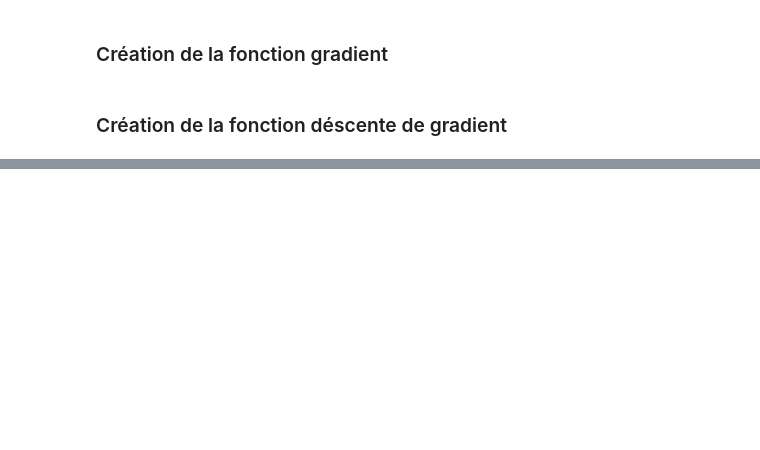
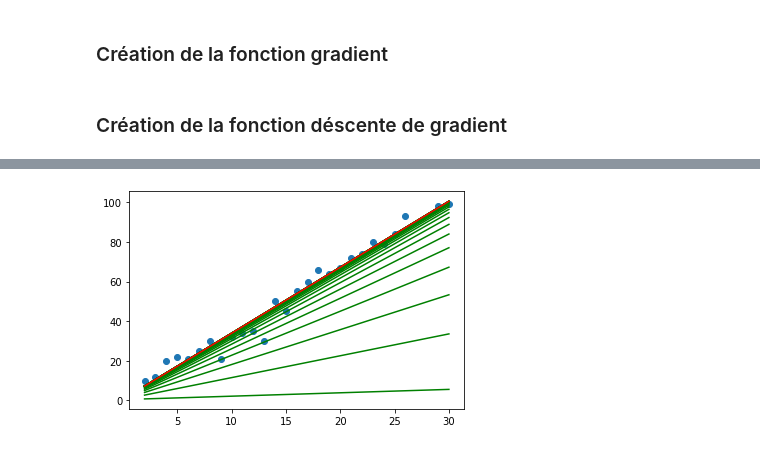
Before and after one commit to CassiaFa/Premier_modele_IA_Simplon, a Jupyter notebook: Premier_model_IA.ipynb, the cells around one changed output, grey strips where cells are left out. Saved outputs shown, nothing was run; the diff lists cells and outputs as text; code cells hidden in the pictures; blank space fills up the shorter version.

```diff
--- a/Premier_model_IA.ipynb
+++ b/Premier_model_IA.ipynb
@@ -99,0 +135,8 @@ def descente_gradient(X, Y, theta, alpha, n_iterations):
+# %%
+plt.scatter(data["heure_rev"], data["note"]) # Représentation en nuage de points
+for i in range(len(F_plot)):
+    plt.plot(x, F_plot[:,i], 'g')
+plt.plot(x, F_plot[:,-1], 'r')
+plt.show()
+# %% [output]
+[figure, added]
```
Also changed, not shown: parts of 27 cells of this notebook.
